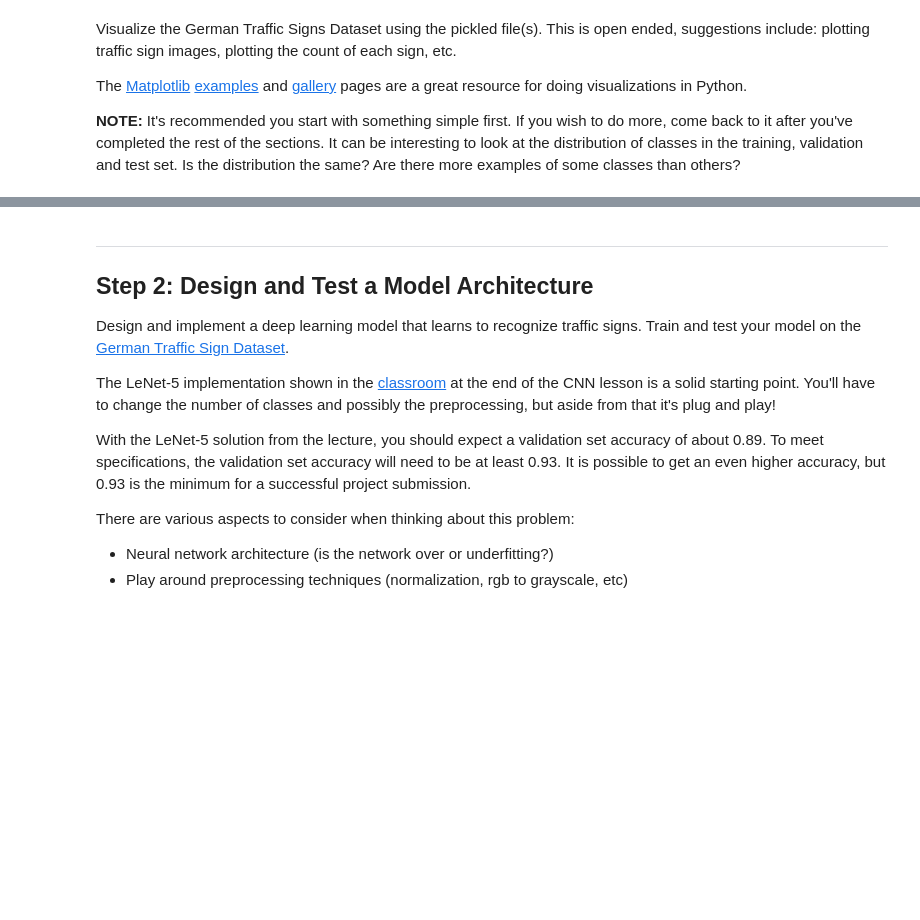
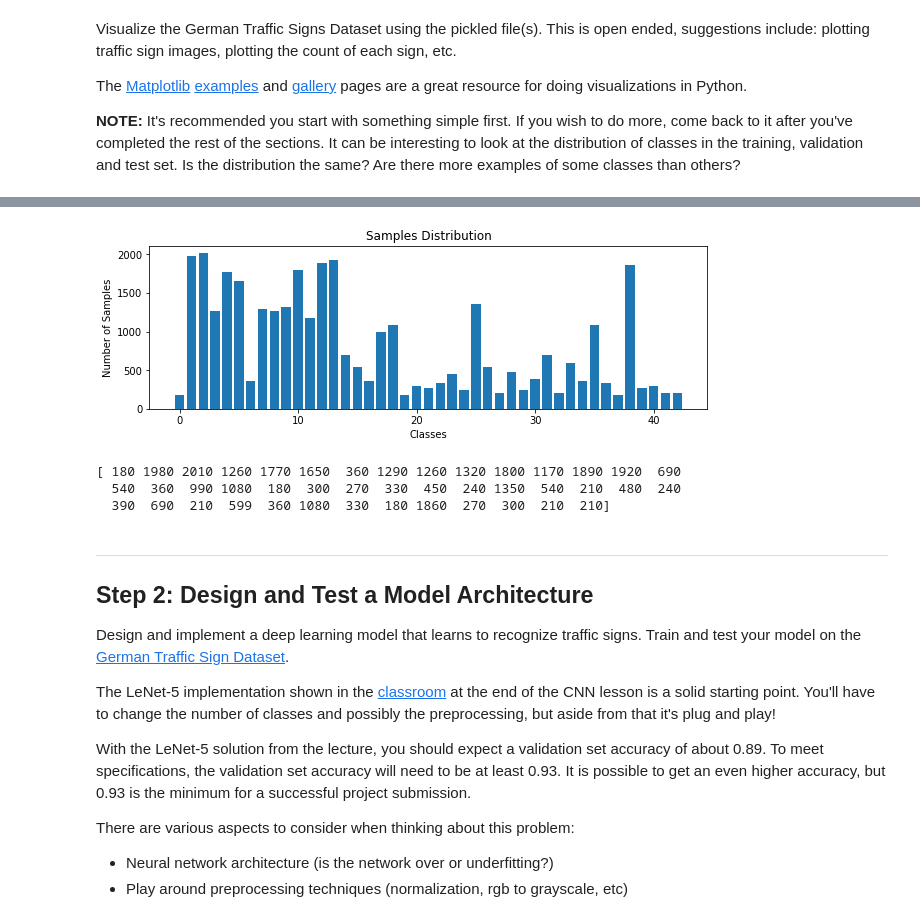
Before and after one commit to fkeidel/CarND-Traffic-Sign-Classifier-Project, a Jupyter notebook: Traffic_Sign_Classifier.ipynb, the cells around one changed output, grey strips where cells are left out. Drawn from its saved outputs; the diff is of its cells as text; code cells hidden in the pictures; blank space fills up the shorter version.

```diff
--- a/Traffic_Sign_Classifier.ipynb
+++ b/Traffic_Sign_Classifier.ipynb
@@ -119,3 +121,20 @@ for index, ax in enumerate(axes.flat):
+# %%
+# histogram of train data
+unique_classes, unique_counts = np.unique(y_train, return_counts=True)
+fig = plt.figure(figsize=(10, 3))
+ax = fig.add_subplot(111)
+ax.set_title('Samples Distribution')
+ax.set_xlabel('Classes')
+ax.set_ylabel('Number of Samples')
+ax.bar(unique_classes,unique_counts)
+#ax.hist(y_train,n_classes,color='blue')
+plt.show()
+print(unique_counts)
+# %% [output]
+[figure, added]
+[ 180 1980 2010 1260 1770 1650  360 1290 1260 1320 1800 1170 1890 1920  690
+  540  360  990 1080  180  300  270  330  450  240 1350  540  210  480  240
+  390  690  210  599  360 1080  330  180 1860  270  300  210  210]
 # %% [markdown]
 ----
 
```
Also changed, not shown: parts of 12 cells of this notebook, 7 other files.
